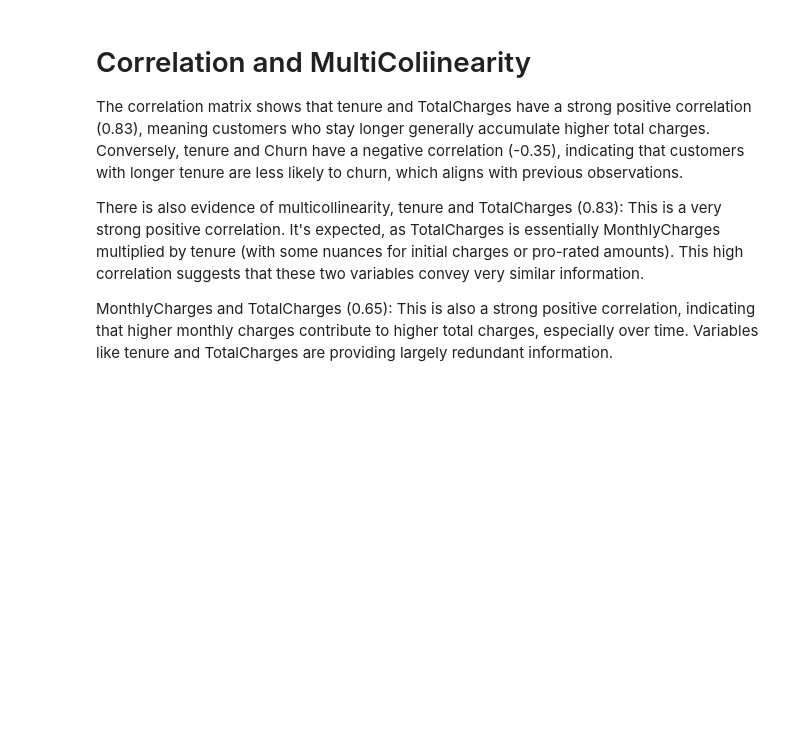
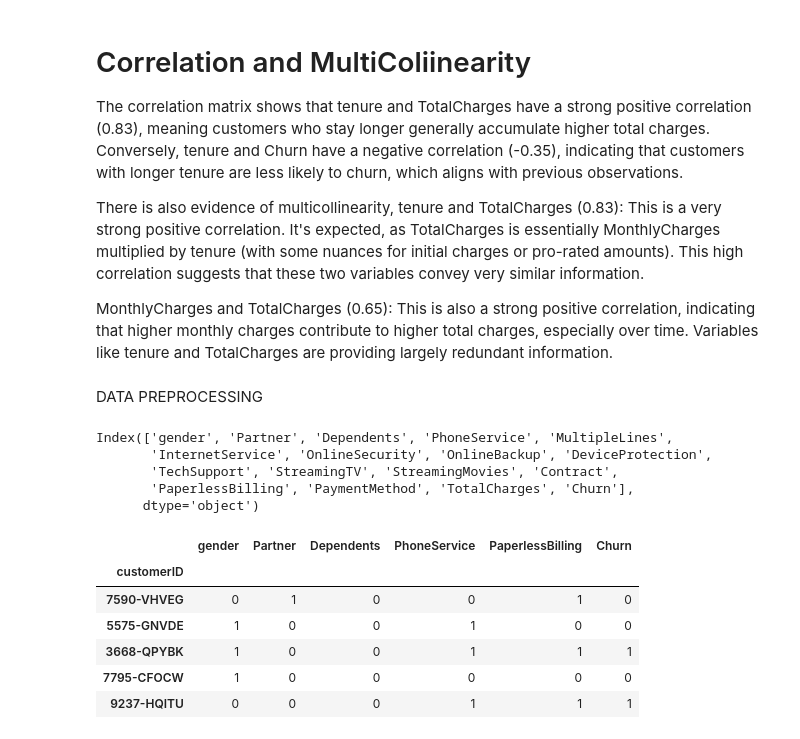
Before and after one commit to Kwasi-Dankwa/teleco-churn-project-ml, a Jupyter notebook: teleco_customer_churn.ipynb, the cells around one changed output. Drawn from its saved outputs; the diff is of its cells as text; code cells hidden in the pictures; blank space fills up the shorter version.

```diff
--- a/teleco_customer_churn.ipynb
+++ b/teleco_customer_churn.ipynb
@@ -316,3 +316,17 @@ There is also evidence of multicollinearity, tenure and TotalCharges (0.83): Thi
 
 MonthlyCharges and TotalCharges (0.65): This is also a strong positive correlation, indicating that higher monthly charges contribute to higher total charges, especially over time.
  Variables like tenure and TotalCharges are providing largely redundant information.
+# %% [markdown]
+DATA PREPROCESSING
+# %%
+# Encoding categorical variables
+categorical_features = df.select_dtypes(include=['object']).columns
+categorical_features
+
+#
+# %% [output]
+Index(['gender', 'Partner', 'Dependents', 'PhoneService', 'MultipleLines',
+       'InternetService', 'OnlineSecurity', 'OnlineBackup', 'DeviceProtection',
+       'TechSupport', 'StreamingTV', 'StreamingMovies', 'Contract',
+       'PaperlessBilling', 'PaymentMethod', 'TotalCharges', 'Churn'],
+      dtype='object')
@@ -318,0 +337,15 @@ MonthlyCharges and TotalCharges (0.65): This is also a strong positive correlati
+# %%
+# Encoding categorical features
+from sklearn.preprocessing import LabelEncoder
+le = LabelEncoder()
+for col in binary_features:
+  df[col] = le.fit_transform(df[col])
+df[binary_features].head()
+# %% [output]
+|  | gender | Partner | Dependents | PhoneService | PaperlessBilling | Churn |
+| customerID |  |  |  |  |  |  |
+| 7590-VHVEG | 0 | 1 | 0 | 0 | 1 | 0 |
+| 5575-GNVDE | 1 | 0 | 0 | 1 | 0 | 0 |
+| 3668-QPYBK | 1 | 0 | 0 | 1 | 1 | 1 |
+| 7795-CFOCW | 1 | 0 | 0 | 0 | 0 | 0 |
+| 9237-HQITU | 0 | 0 | 0 | 1 | 1 | 1 |
```
Also changed, not shown: parts of 4 cells of this notebook.
